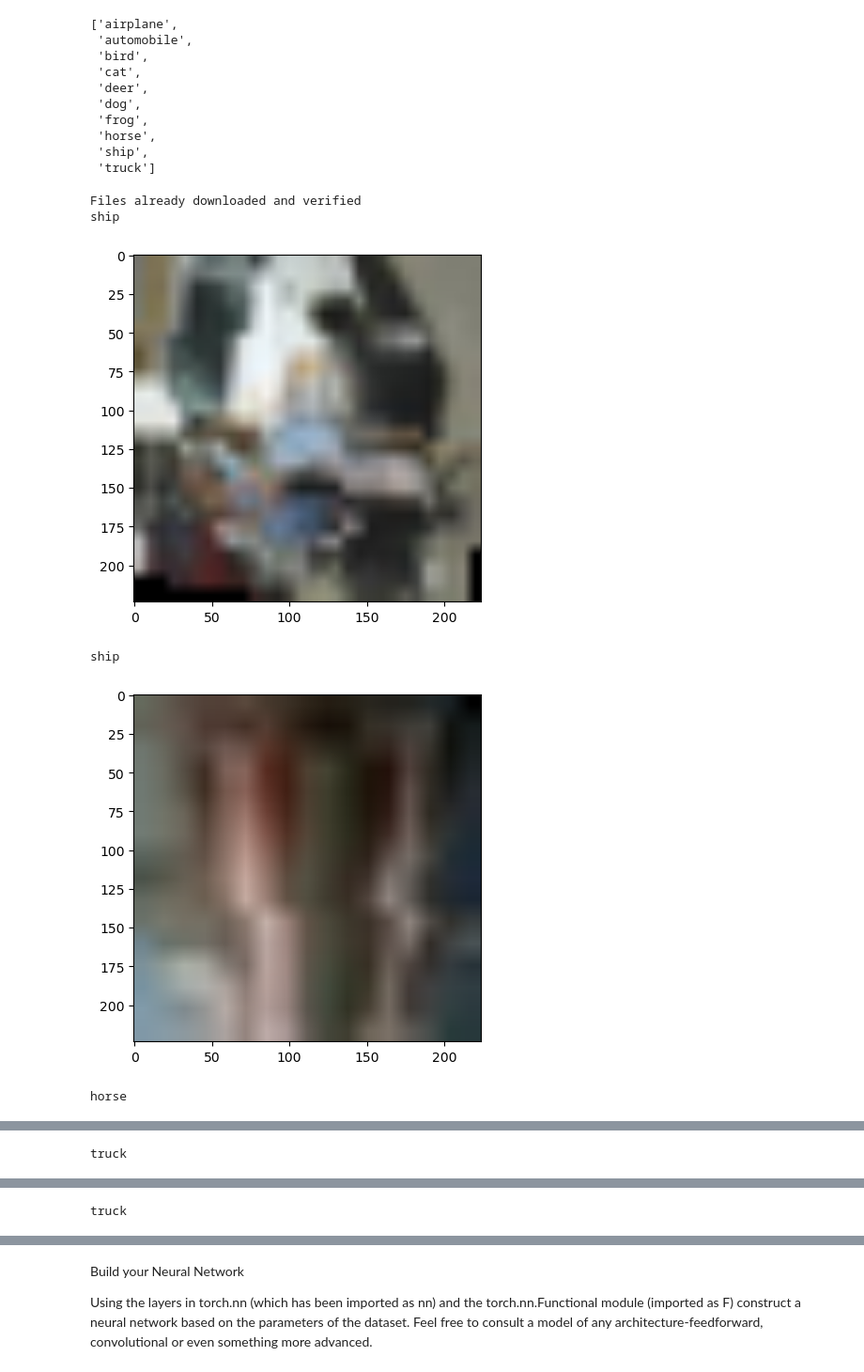
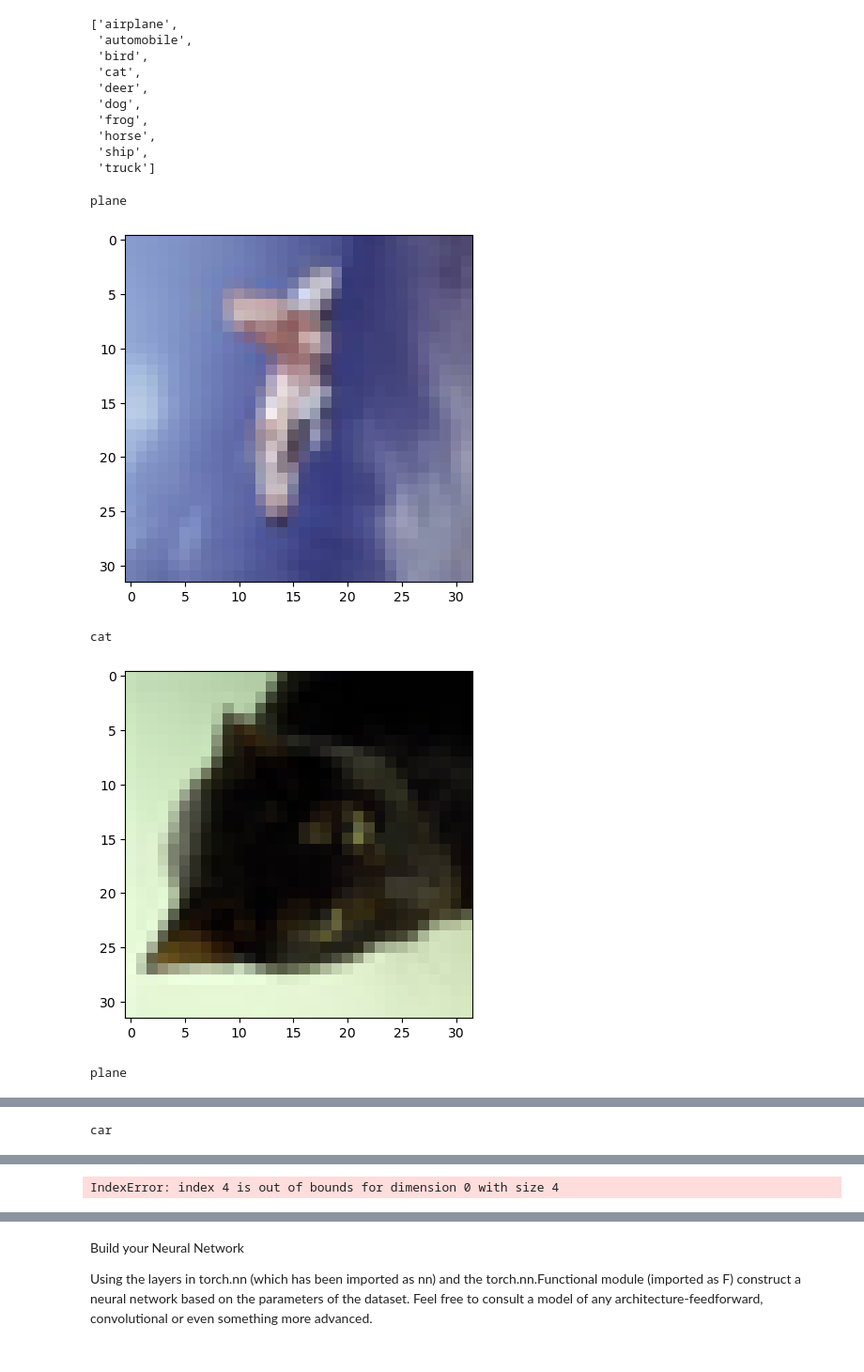
Before and after one commit to rolly9992/U_py_nano_project_2, a Jupyter notebook: CIFAR10_3.ipynb, the cells around one changed output, grey strips where cells are left out. Shown at 94% size. Drawn from its saved outputs; the diff is of its cells as text; code cells hidden in the pictures.

```diff
--- a/CIFAR10_3.ipynb
+++ b/CIFAR10_3.ipynb
@@ -37,5 +38,5 @@ import sys
 # %%
-BATCH_SIZE = 256
+BATCH_SIZE = 4
 DEVICE = 'cpu'
 # %% [markdown]
 Load the Dataset
@@ -48,14 +49,10 @@ Once your dataset is created, you'll also need to define a Dataloader from the t
 
 # TODO: Define transforms for the training data and testing data
 #these transforms are tentative!! Putting something in to get the ball rolling. They may very well suck.
-train_transforms = transform.Compose([transform.RandomRotation(30),
-                                       transform.RandomResizedCrop(224),
-                                       transform.RandomHorizontalFlip(),
+train_transforms = transform.Compose([ transform.RandomHorizontalFlip(),
                                        transform.ToTensor()])
 
-test_transforms =  transform.Compose([transform.Resize(255),
-                                      transform.CenterCrop(224),
-                                      transform.ToTensor()])
+test_transforms =  transform.Compose([   transform.ToTensor()])
 
 
 
@@ -72,6 +69,9 @@ trainloader = torch.utils.data.DataLoader(trainset, batch_size=BATCH_SIZE, shuff
 testset = datasets.CIFAR10('data/', download=True, train=False, transform=test_transforms)
 testloader = torch.utils.data.DataLoader(testset, batch_size=BATCH_SIZE, shuffle=True)
 
+trainsetview = datasets.CIFAR10('data/', download=True, train=True)
+trainloaderview = torch.utils.data.DataLoader(trainset, batch_size=BATCH_SIZE, shuffle=True)
+
 
 
 #the 10 classes in the dataset
@@ -156,41 +157,40 @@ def show5(img_loader):
 # %%
 
 #loading in new variables for viewing
 
-train_view_transforms = transform.Compose([transform.ToTensor()])
-#not needed
-#test_view_transforms =  transform.Compose([ transform.ToTensor()])
+# train_view_transforms = transform.Compose([transform.ToTensor()])
+# #not needed
+# #test_view_transforms =  transform.Compose([ transform.ToTensor()])
 
-trainviewset = datasets.CIFAR10('data/', download=True, train=True, transform=train_view_transforms)
-trainviewloader = torch.utils.data.DataLoader(trainviewset, batch_size=BATCH_SIZE, shuffle=True)
+# trainviewset = datasets.CIFAR10('data/', download=True, train=True, transform=train_view_transforms)
+# trainviewloader = torch.utils.data.DataLoader(trainviewset, batch_size=BATCH_SIZE, shuffle=True)
 
 # dataiter=iter(trainviewloader)
 # batch=next(dataiter)
 # labels=batch[1][0:5]
 # image=batch[0][0:5]
 # for i in range(5):
 #     print(classes[labels[i]])
 #     image=images[i].numpy()
 #     plt.imshow(image.T)
 #     plt.show()
 
 # Run this to test your data loader
-images, labels = next(iter(train_dl))
+images, labels = next(iter(trainloaderview))
 #helper.imshow(images[0], normalize=False)
 
-dataiter=iter(train_dl)
+dataiter=iter(trainloaderview)
 batch=next(dataiter)
 labels=batch[1][0:5]
 image=batch[0][0:5]
 for i in range(5):
     print(classes[labels[i]])
     image=images[i].numpy()
     plt.imshow(image.T)
     plt.show()
 # %% [output]
-Files already downloaded and verified
-ship
+plane
-[figure, old version]
+[figure, new version]
-ship
+cat
-[figure, old version]
+[figure, new version]
-horse
+plane
@@ -198 +198 @@ horse
-truck
+car
@@ -200 +200 @@ truck
-truck
+IndexError: index 4 is out of bounds for dimension 0 with size 4
```
Also changed, not shown: parts of 17 cells of this notebook, 7 other files.
